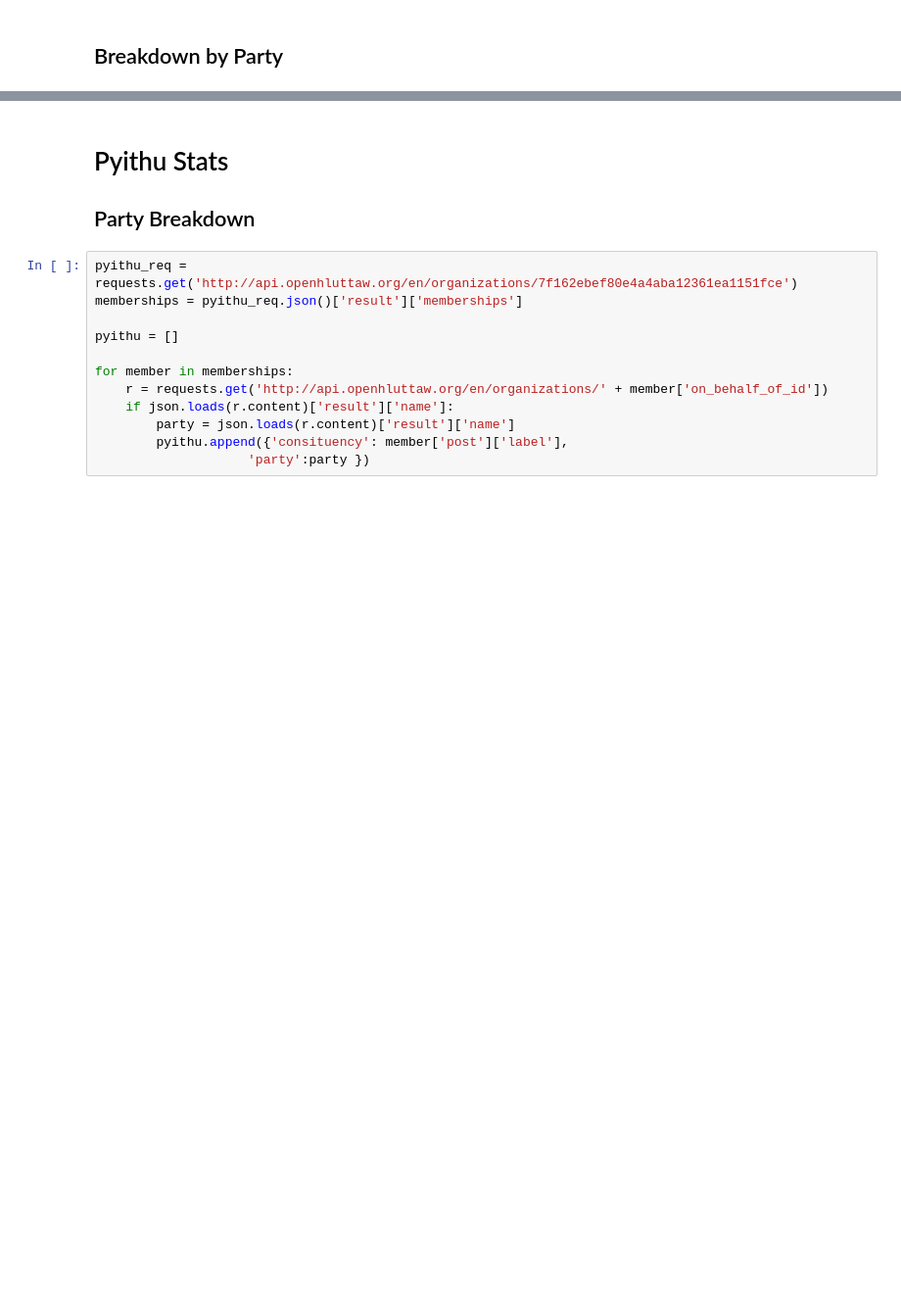
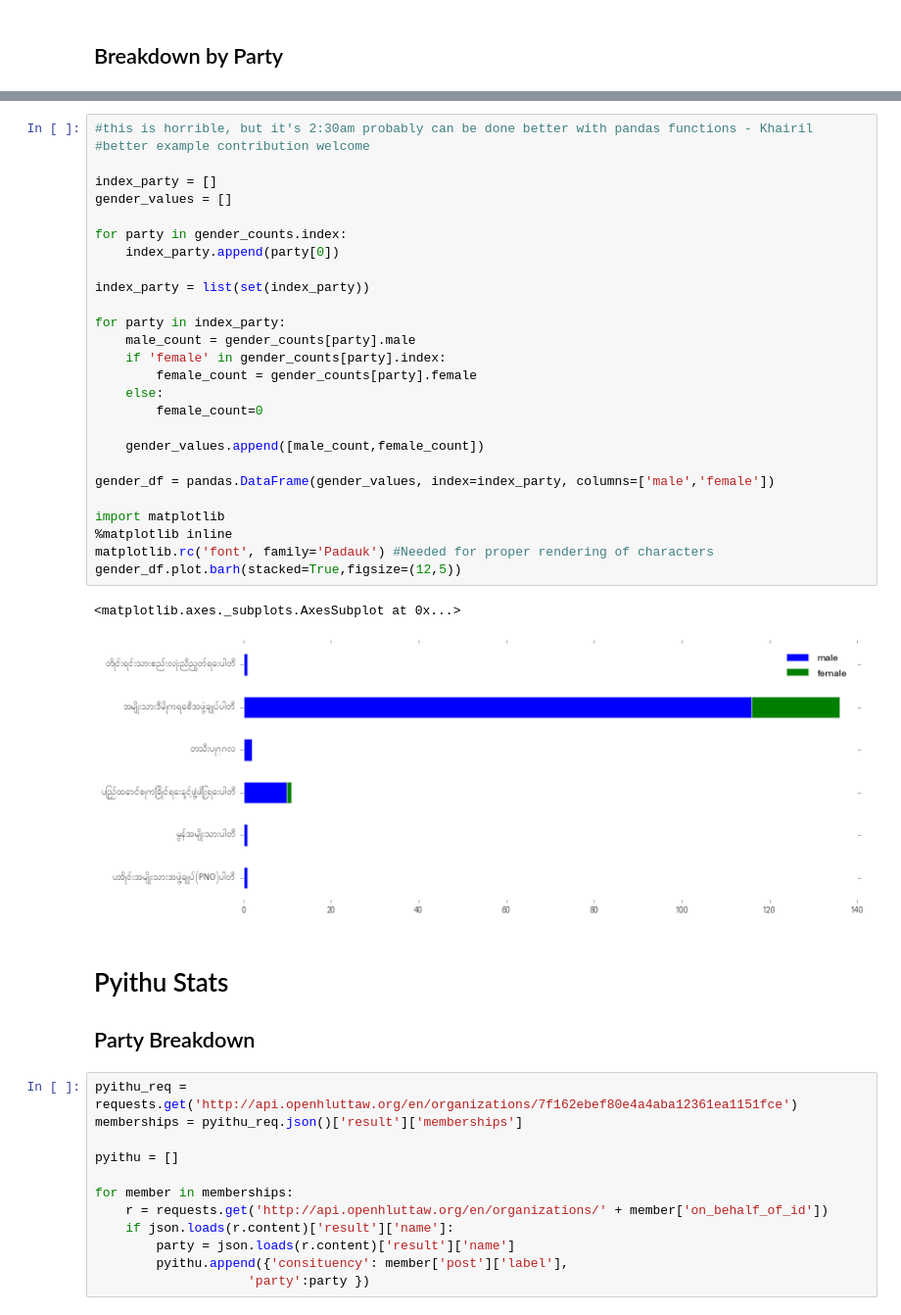
Before and after one commit to open-hluttaw/notebooks, a Jupyter notebook: Open Hluttaw Statistics.ipynb, the cells around one changed output, grey strips where cells are left out. Shown at 98% size. Cells and saved outputs as stored; diff of their text form; blank space fills up the shorter version.

```diff
--- a/Open Hluttaw Statistics.ipynb
+++ b/Open Hluttaw Statistics.ipynb
@@ -187,3 +219,33 @@ pie.plot.pie(figsize=(20,20))
+# %%
+#this is horrible, but it's 2:30am probably can be done better with pandas functions - Khairil
+#better example contribution welcome
+
+index_party = []
+gender_values = []
+
+for party in gender_counts.index:
+    index_party.append(party[0])
+
+index_party = list(set(index_party))
+
+for party in index_party:
+    male_count = gender_counts[party].male
+    if 'female' in gender_counts[party].index:
+        female_count = gender_counts[party].female
+    else:
+        female_count=0
+
+    gender_values.append([male_count,female_count])
+
+gender_df = pandas.DataFrame(gender_values, index=index_party, columns=['male','female'])
+
+import matplotlib
+%matplotlib inline
+matplotlib.rc('font', family='Padauk') #Needed for proper rendering of characters
+gender_df.plot.barh(stacked=True,figsize=(12,5))
+# %% [output]
+<matplotlib.axes._subplots.AxesSubplot at 0x...>
+[figure, added]
 # %% [markdown]
 # Pyithu Stats
 
```
Also changed, not shown: parts of 8 cells of this notebook.
